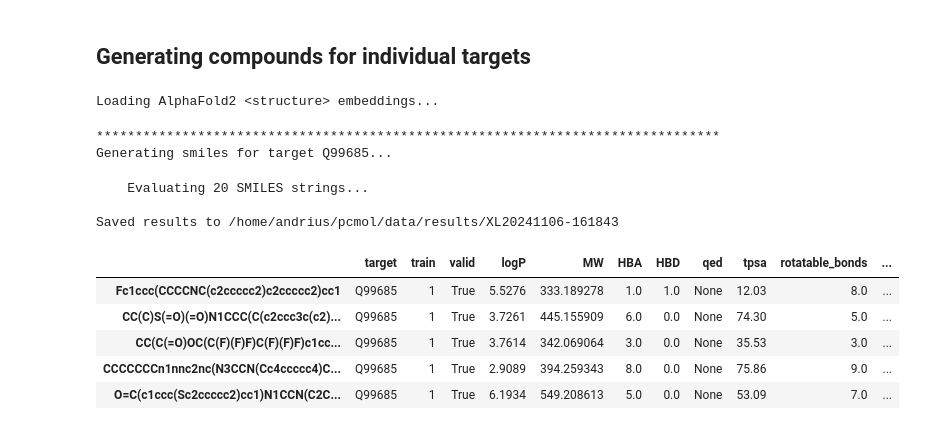
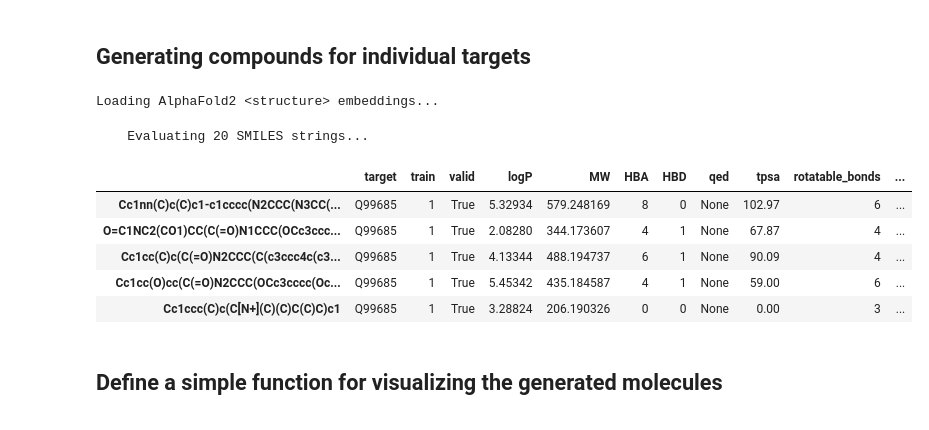
Before and after one commit to CDDLeiden/PCMol, a Jupyter notebook: notebooks/generate.ipynb, the cells around one changed output. Saved outputs shown, nothing was run; the diff lists cells and outputs as text; code cells hidden in the pictures.

```diff
--- a/notebooks/generate.ipynb
+++ b/notebooks/generate.ipynb
@@ -39,19 +16,17 @@ Model directory: /home/andrius/pcmol/data/models/XL20241106-161843, checkpoint:
 ## Generating compounds for individual targets
 # %%
 protein_id = 'Q99685'
-generated_df = pcmol.targetted_generation(protein_id=protein_id, batch_size=2, repeat=10, verbose=False, visualize=True)
+generated_df = pcmol.targetted_generation(protein_id=protein_id, batch_size=2, repeat=10, verbose=False)
 generated_df.head()
 # %% [output]
 Loading AlphaFold2 <structure> embeddings...
-********************************************************************************
-Generating smiles for target Q99685...
+    Evaluating 20 SMILES strings...
-    Evaluating 20 SMILES strings...
-
-Saved results to /home/andrius/pcmol/data/results/XL20241106-161843
 |  | target | train | valid | logP | MW | HBA | HBD | qed | tpsa | rotatable_bonds | ... |
-| Fc1ccc(CCCCNC(c2ccccc2)c2ccccc2)cc1 | Q99685 | 1 | True | 5.5276 | 333.189278 | 1.0 | 1.0 | None | 12.03 | 8.0 | ... |
-| CC(C)S(=O)(=O)N1CCC(C(c2ccc3c(c2)... | Q99685 | 1 | True | 3.7261 | 445.155909 | 6.0 | 0.0 | None | 74.30 | 5.0 | ... |
-| CC(C(=O)OC(C(F)(F)F)C(F)(F)F)c1cc... | Q99685 | 1 | True | 3.7614 | 342.069064 | 3.0 | 0.0 | None | 35.53 | 3.0 | ... |
-| CCCCCCCn1nnc2nc(N3CCN(Cc4ccccc4)C... | Q99685 | 1 | True | 2.9089 | 394.259343 | 8.0 | 0.0 | None | 75.86 | 9.0 | ... |
-| O=C(c1ccc(Sc2ccccc2)cc1)N1CCN(C2C... | Q99685 | 1 | True | 6.1934 | 549.208613 | 5.0 | 0.0 | None | 53.09 | 7.0 | ... |
+| Cc1nn(C)c(C)c1-c1cccc(N2CCC(N3CC(... | Q99685 | 1 | True | 5.32934 | 579.248169 | 8 | 0 | None | 102.97 | 6 | ... |
+| O=C1NC2(CO1)CC(C(=O)N1CCC(OCc3ccc... | Q99685 | 1 | True | 2.08280 | 344.173607 | 4 | 1 | None | 67.87 | 4 | ... |
+| Cc1cc(C)c(C(=O)N2CCC(C(c3ccc4c(c3... | Q99685 | 1 | True | 4.13344 | 488.194737 | 6 | 1 | None | 90.09 | 4 | ... |
+| Cc1cc(O)cc(C(=O)N2CCC(OCc3cccc(Oc... | Q99685 | 1 | True | 5.45342 | 435.184587 | 4 | 1 | None | 59.00 | 6 | ... |
+| Cc1ccc(C)c(C[N+](C)(C)C(C)C)c1 | Q99685 | 1 | True | 3.28824 | 206.190326 | 0 | 0 | None | 0.00 | 3 | ... |
+# %% [markdown]
+## Define a simple function for visualizing the generated molecules
 # %%
```
Also changed, not shown: parts of 19 cells of this notebook, 1 other file.
